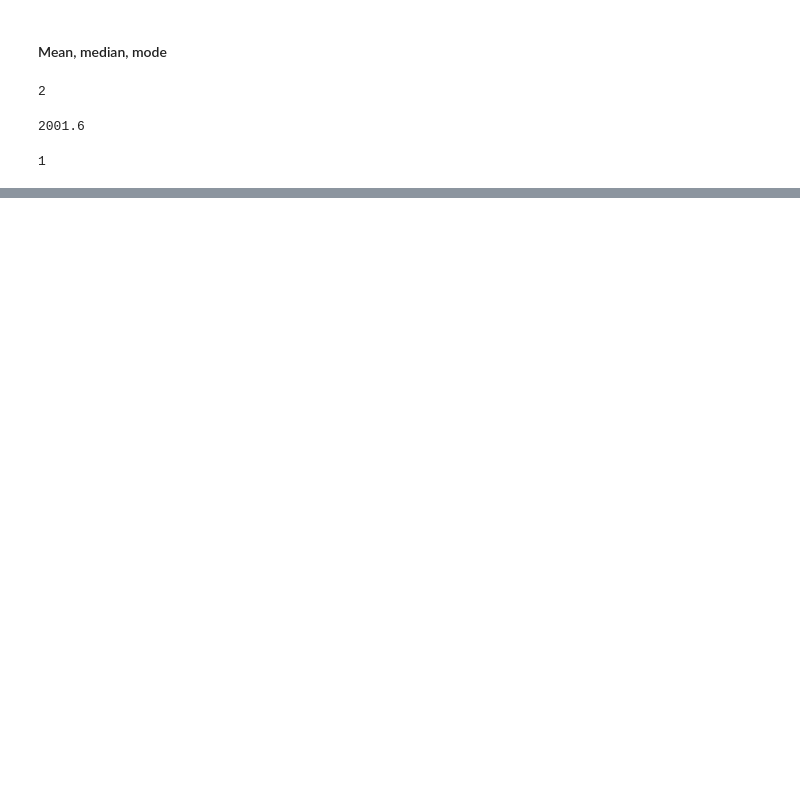
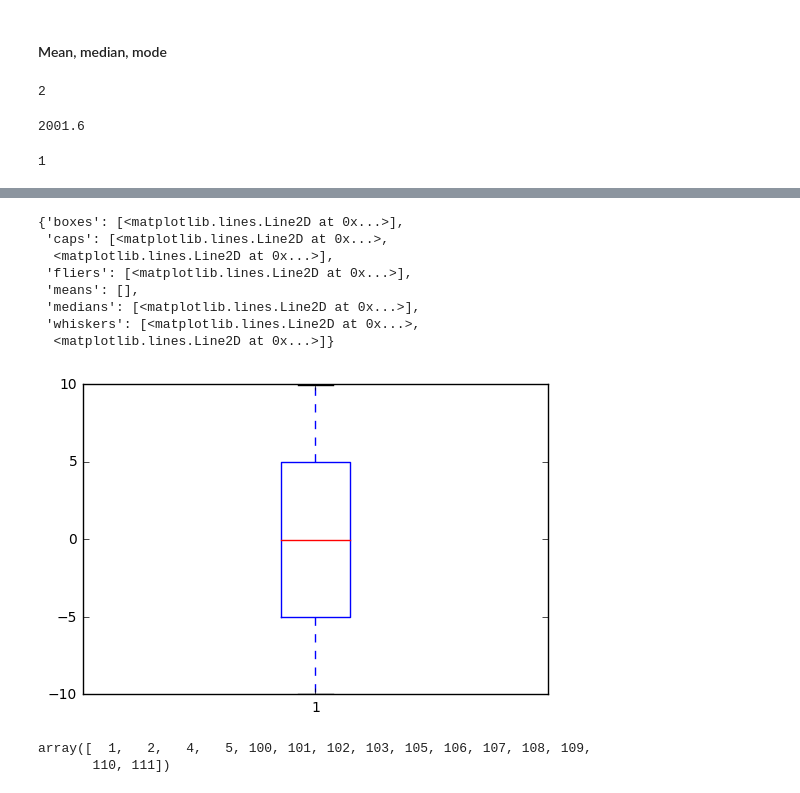
Before and after one commit to hichana/data-science-quiver, a Jupyter notebook: Statistics.ipynb, the cells around one changed output, grey strips where cells are left out. Drawn from its saved outputs; the diff is of its cells as text; code cells hidden in the pictures; blank space fills up the shorter version.

```diff
--- a/Statistics.ipynb
+++ b/Statistics.ipynb
@@ -22,0 +72,24 @@ stats.mode(numbers_list)
+# %%
+# my 'range' function is a 1D ndarray that has values at
+# evenly spread intervals. So the median is right it the middle.
+# and the ends of the box on either side are in the middle of
+# the two halves.
+import matplotlib.pyplot as plt
+plt.boxplot(range)
+# %% [output]
+{'boxes': [<matplotlib.lines.Line2D at 0x...>],
+ 'caps': [<matplotlib.lines.Line2D at 0x...>,
+  <matplotlib.lines.Line2D at 0x...>],
+ 'fliers': [<matplotlib.lines.Line2D at 0x...>],
+ 'means': [],
+ 'medians': [<matplotlib.lines.Line2D at 0x...>],
+ 'whiskers': [<matplotlib.lines.Line2D at 0x...>,
+  <matplotlib.lines.Line2D at 0x...>]}
+[figure, added]
+# %%
+# note in this distribution the median is 103
+ndarray = np.array([1,2,4,5,100,101,102,103,105,106,107,108,109,110,111])
+ndarray
+# %% [output]
+array([  1,   2,   4,   5, 100, 101, 102, 103, 105, 106, 107, 108, 109,
+       110, 111])
```
Also changed, not shown: parts of 13 cells of this notebook.
